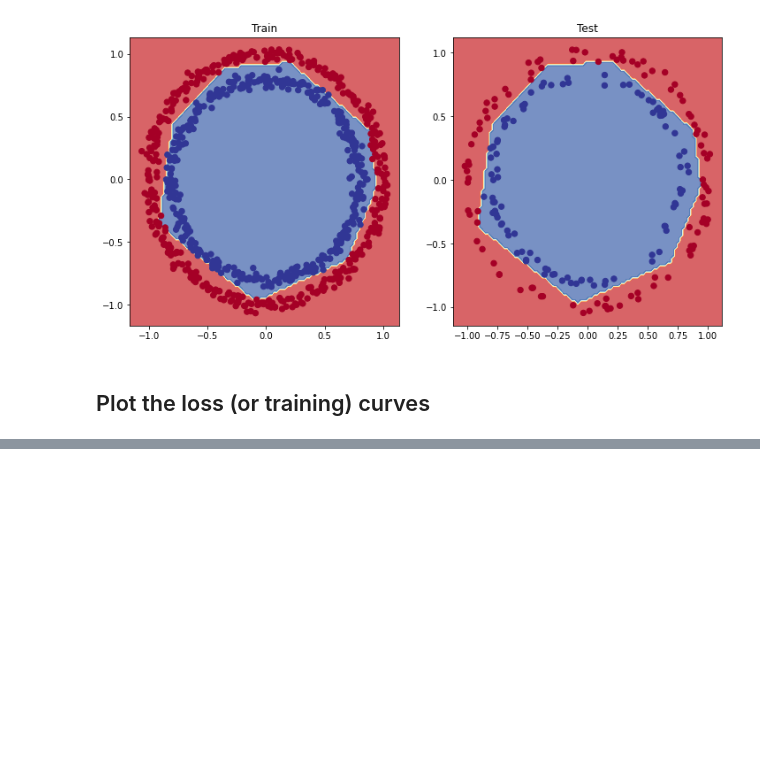
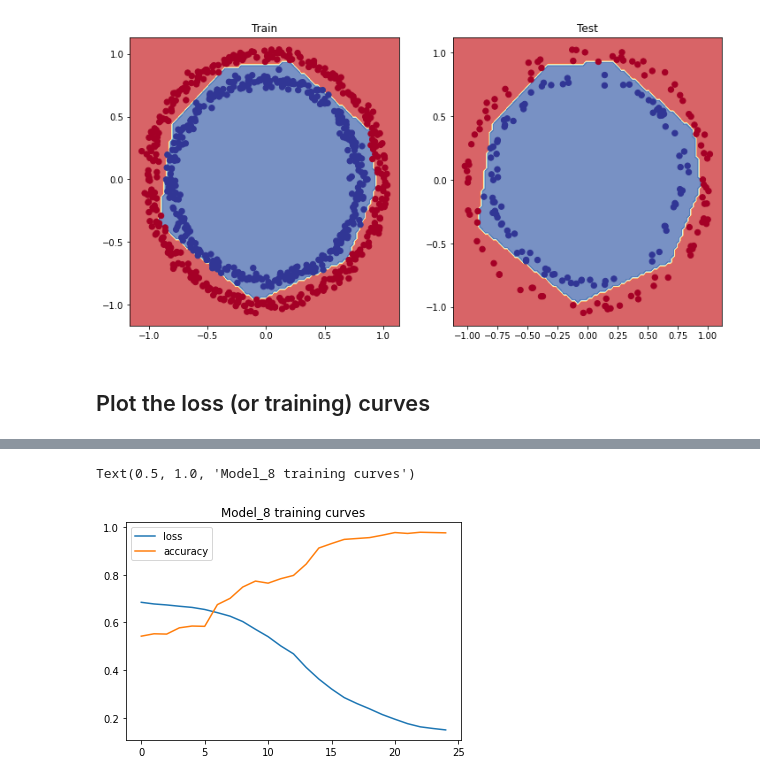
Before and after one commit to Axl11475581/TensorFlow-Certificate, a Jupyter notebook: 2_0_N_N_Classification.ipynb, the cells around one changed output, grey strips where cells are left out. Saved outputs shown, nothing was run; the diff lists cells and outputs as text; code cells hidden in the pictures; blank space fills up the shorter version.

```diff
--- a/2_0_N_N_Classification.ipynb
+++ b/2_0_N_N_Classification.ipynb
@@ -673,0 +695,7 @@ doing binary classifcation...
+# %%
+# Plot the loss curves
+pd.DataFrame(history.history).plot()
+plt.title("Model_8 training curves")
+# %% [output]
+Text(0.5, 1.0, 'Model_8 training curves')
+[figure, added]
```
Also changed, not shown: parts of 4 cells of this notebook.
